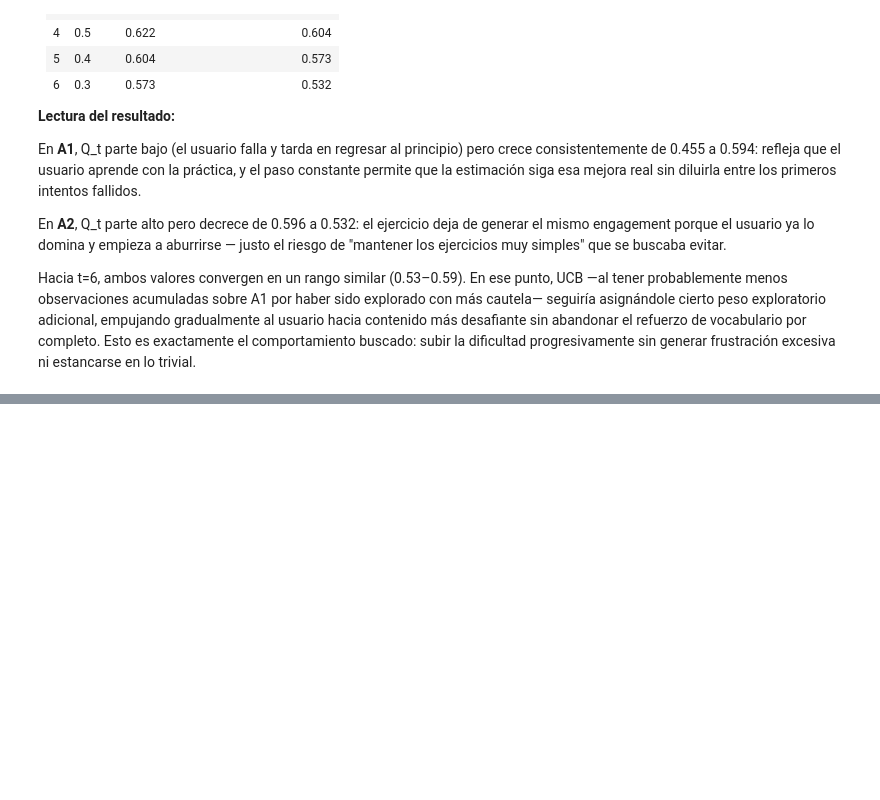
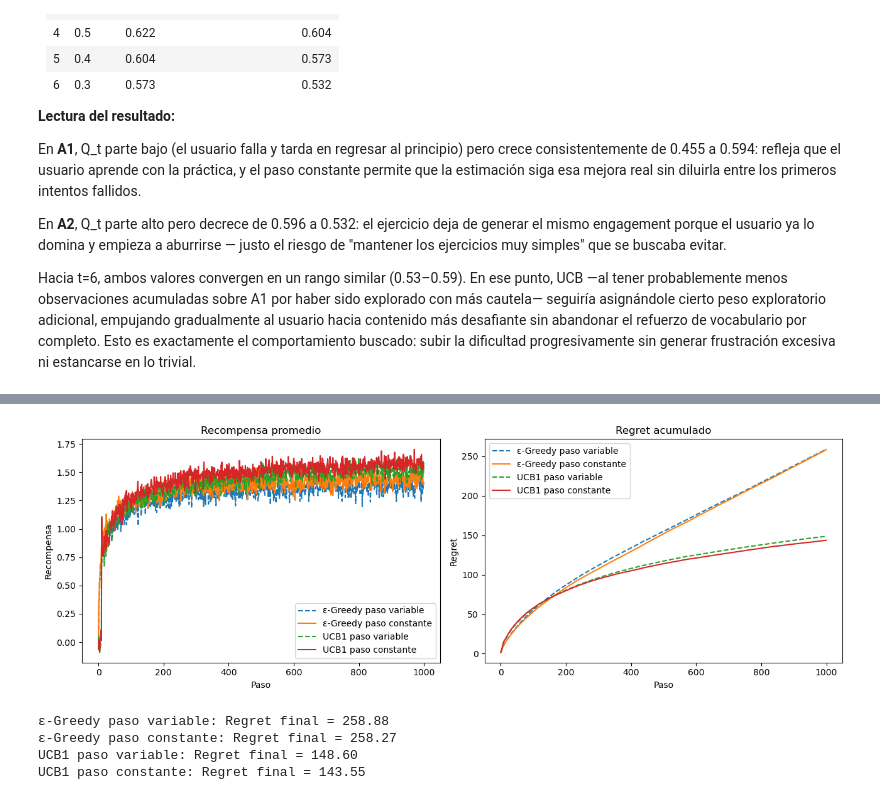
Before and after one commit to MarchMol/hdt2_RL, a Jupyter notebook: hdt2.ipynb, the cells around one changed output, grey strips where cells are left out. Drawn from its saved outputs; the diff is of its cells as text; code cells hidden in the pictures; blank space fills up the shorter version.

```diff
--- a/hdt2.ipynb
+++ b/hdt2.ipynb
@@ -140,0 +133,7 @@ Realice y responda:
+# %%
+import numpy as np
+import matplotlib.pyplot as plt
+
+K = 10
+N_EPISODES = 500  # episodios independientes
+N_STEPS = 1000    # pasos por episodio
@@ -140,0 +343,59 @@ Realice y responda:
+# %%
+strategies = [
+    ("ε-Greedy paso variable", {"strategy": "epsilon", "epsilon": 0.1}),
+    ("ε-Greedy paso constante", {"strategy": "epsilon", "epsilon": 0.1, "step_size": 0.1}),
+    ("UCB1 paso variable", {"strategy": "ucb", "c": 2}),
+    ("UCB1 paso constante", {"strategy": "ucb", "c": 2, "step_size": 0.1})
+]
+
+results_step_comparison = {}
+
+for i, (name, params) in enumerate(strategies):
+
+    avg_r, avg_regret = run_experiment(
+        k=K,
+        n_episodes=N_EPISODES,
+        n_steps=N_STEPS,
+        stationary=False,
+        drift_std=0.01,
+        change_every=1,
+        seed=300 + i,
+        **params
+    )
+
+    results_step_comparison[name] = (avg_r, avg_regret)
+
+
+# Graficar resultados
+fig, axes = plt.subplots(1, 2, figsize=(13, 4.5))
+
+for name, (avg_r, avg_regret) in results_step_comparison.items():
+
+    estilo = "--" if "variable" in name else "-"
+
+    axes[0].plot(avg_r, estilo, label=name)
+    axes[1].plot(avg_regret, estilo, label=name)
+
+axes[0].set_title("Recompensa promedio")
+axes[0].set_xlabel("Paso")
+axes[0].set_ylabel("Recompensa")
+axes[0].legend()
+
+axes[1].set_title("Regret acumulado")
+axes[1].set_xlabel("Paso")
+axes[1].set_ylabel("Regret")
+axes[1].legend()
+
+plt.tight_layout()
+plt.show()
+
+
+# Mostrar regret final
+for name, (_, avg_regret) in results_step_comparison.items():
+    print(f"{name}: Regret final = {avg_regret[-1]:.2f}")
+# %% [output]
+[figure, added]
+ε-Greedy paso variable: Regret final = 258.88
+ε-Greedy paso constante: Regret final = 258.27
+UCB1 paso variable: Regret final = 148.60
+UCB1 paso constante: Regret final = 143.55
```
Also changed, not shown: parts of 9 cells of this notebook.
